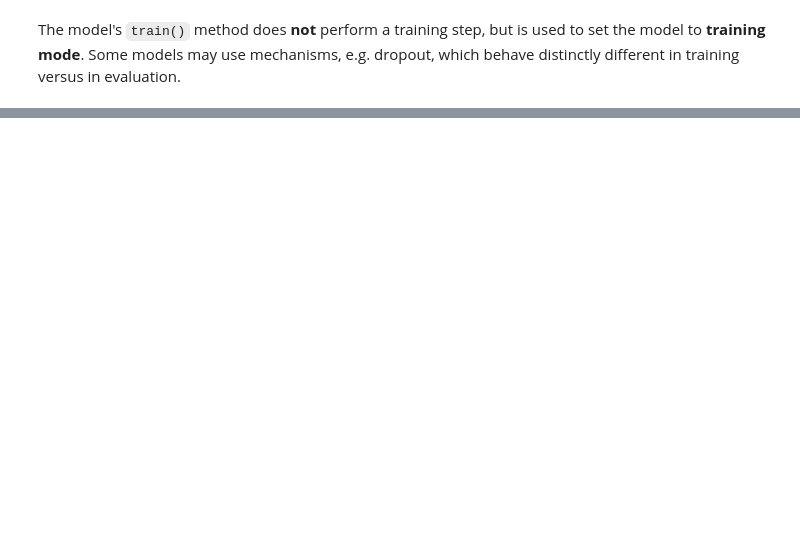
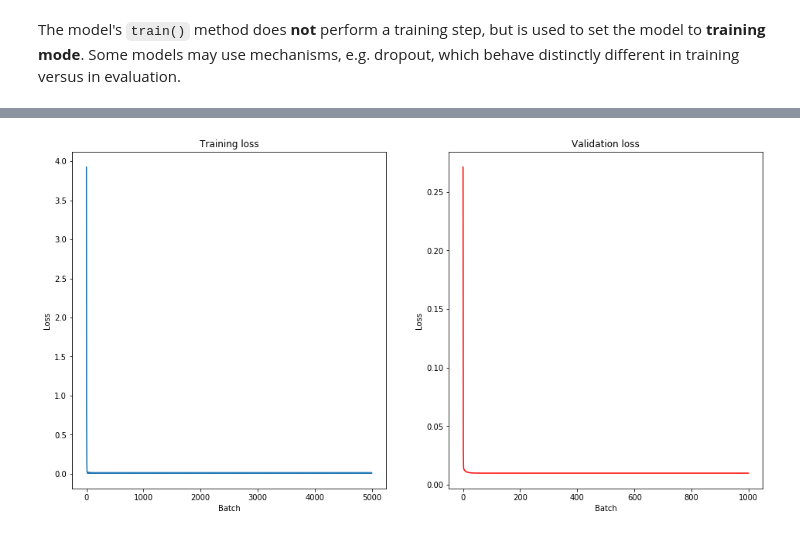
Before and after one commit to macpalor/pytorch-reminder, a Jupyter notebook: notebook.ipynb, the cells around one changed output, grey strips where cells are left out. Drawn from its saved outputs; the diff is of its cells as text; code cells hidden in the pictures; blank space fills up the shorter version.

Commit message:
Finish PyTorch tutorial

```diff
--- a/notebook.ipynb
+++ b/notebook.ipynb
@@ -308,0 +332,2 @@ The model's `train()` method does **not** perform a training step, but is used t
+# %%
+model = nn.Sequential(nn.Linear(1, 1)).to(device)
@@ -308,0 +427,4 @@ The model's `train()` method does **not** perform a training step, but is used t
+# %%
+from torch.utils.data import DataLoader
+
+train_loader = DataLoader(dataset=train_data, batch_size=16, shuffle=True)
@@ -308,0 +488,13 @@ The model's `train()` method does **not** perform a training step, but is used t
+# %%
+from torch.utils.data.dataset import random_split
+
+x_tensor = torch.from_numpy(x).float()
+y_tensor = torch.from_numpy(y).float()
+
+dataset = TensorDataset(x_tensor, y_tensor)
+
+# use 80:20 train:val split as before
+train_data, val_data = random_split(dataset, [80, 20])
+
+train_loader = DataLoader(dataset=train_data, batch_size=16)
+val_loader = DataLoader(dataset=val_data, batch_size=20)
@@ -308,0 +569,14 @@ The model's `train()` method does **not** perform a training step, but is used t
+# %%
+fig, ax = plt.subplots(1, 2, figsize=(16, 8))
+ax[0].plot(range(len(losses)), losses)
+ax[0].set_title("Training loss")
+ax[0].set_xlabel("Batch")
+ax[0].set_ylabel("Loss")
+
+ax[1].plot(range(len(val_losses)), val_losses, color="r")
+ax[1].set_title("Validation loss")
+ax[1].set_xlabel("Batch")
+ax[1].set_ylabel("Loss")
+plt.show()
+# %% [output]
+[figure, added]
```
Also changed, not shown: parts of 21 cells of this notebook, 2 other files.
